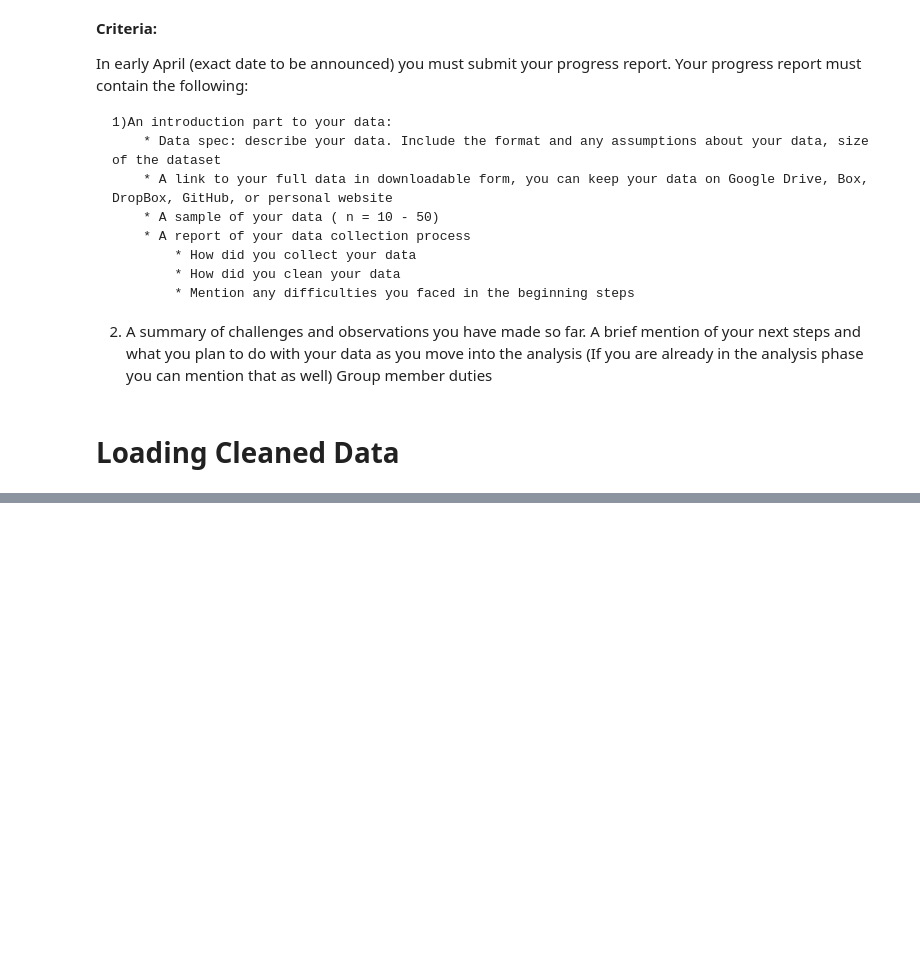
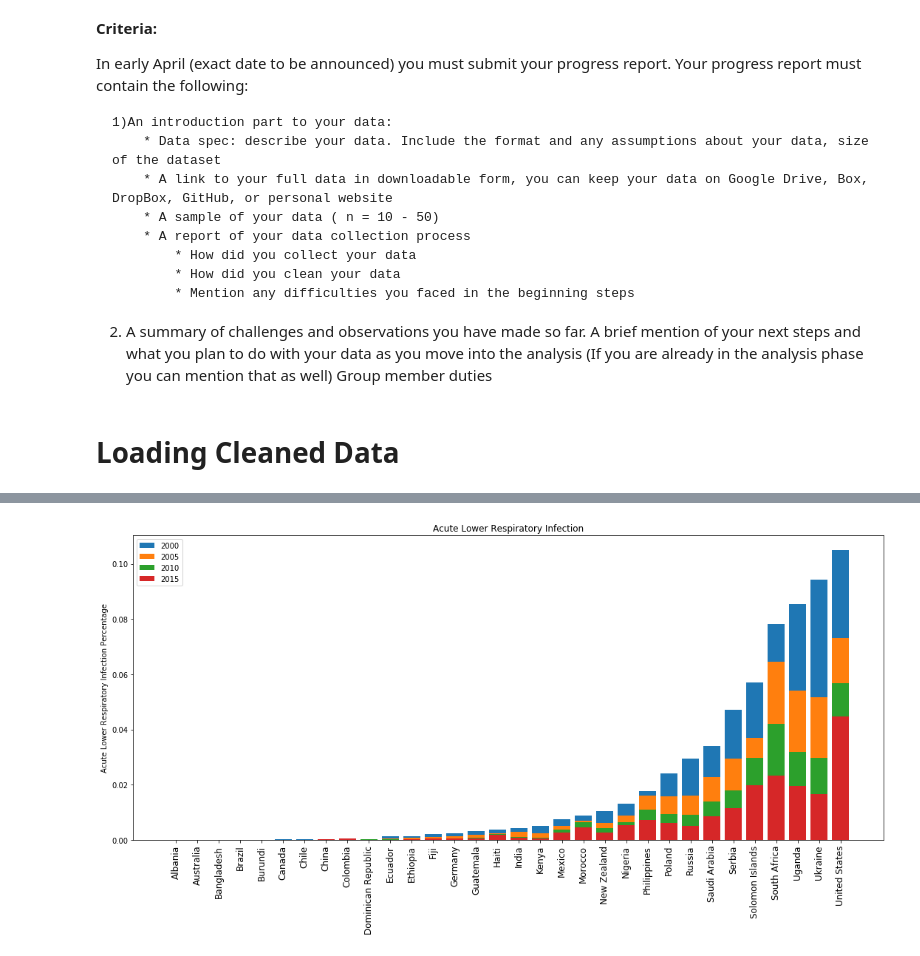
Before and after one commit to nairbdev2/Child_Mortality_Analysis_2000_2015, a Jupyter notebook: pnyb_files/CS418_ds_finalproject.ipynb, the cells around one changed output, grey strips where cells are left out. Saved outputs shown, nothing was run; the diff lists cells and outputs as text; code cells hidden in the pictures; blank space fills up the shorter version.

```diff
--- a/pnyb_files/CS418_ds_finalproject.ipynb
+++ b/pnyb_files/CS418_ds_finalproject.ipynb
@@ -44,3 +66,28 @@ injuries_percentage = (dfInjuries.iloc[:, 1:5]/(dfPopulation.iloc[:,1:5] * 1000)
 measles_mortality_percentage = (dfMeasles_mortality.iloc[:, 1:5]/(dfPopulation.iloc[:,1:5] * 1000)) * 100
 prematurity_percentage = (dfPrematurity.iloc[:, 1:5]/(dfPopulation.iloc[:,1:5] * 1000)) * 100
 sepsis_percentage = (dfSepsis.iloc[:, 1:5]/(dfPopulation.iloc[:, 1:5] * 1000)) * 100
+
+#dfAcute_Percentage['Countries'] = dfAcute_Lower_Respiratory_infections.iloc[:, 0]
+dfAcute_percentage = pd.DataFrame(columns =['Countries', '2000', '2005', '2010', '2015'])
+dfInjuries_percentage = pd.DataFrame(columns =['Countries', '2000', '2005', '2010', '2015'])
+dfMeasles_percentage = pd.DataFrame(columns =['Countries', '2000', '2005', '2010', '2015'])
+dfPrematurity_percentage = pd.DataFrame(columns =['Countries', '2000', '2005', '2010', '2015'])
+dfSepsis_percentage = pd.DataFrame(columns =['Countries', '2000', '2005', '2010', '2015'])
+
+
+def createPercentageDataframe(tempDF, percentageDF, countriesDataFrame):
+
+    tempDF['Countries'] = countriesDataFrame
+    for year in percentageDF:
+        tempDF[year] = percentageDF[str(year)]
+
+createPercentageDataframe(dfAcute_percentage, acute_lower_respiratory_infection_percentage, dfAcute_Lower_Respiratory_infections.iloc[:, 0])
+createPercentageDataframe(dfInjuries_percentage, injuries_percentage, dfAcute_Lower_Respiratory_infections.iloc[:, 0])
+createPercentageDataframe(dfMeasles_percentage, measles_mortality_percentage, dfAcute_Lower_Respiratory_infections.iloc[:, 0])
+createPercentageDataframe(dfPrematurity_percentage, prematurity_percentage, dfAcute_Lower_Respiratory_infections.iloc[:, 0])
+createPercentageDataframe(dfSepsis_percentage, sepsis_percentage, dfAcute_Lower_Respiratory_infections.iloc[:, 0])
+
+#dfAcute_percentage = dfAcute_percentage.sort_values(by=['2000','2005','2010','2015'])
+#dfAcute_percentage
+#dfPopulation['country'] = pd.Categorical(dfPopulation['country'], dfAcute_percentage['Countries'])
+#dfPopulation = dfPopulation.sort_values('country')
@@ -46,0 +145,16 @@ sepsis_percentage = (dfSepsis.iloc[:, 1:5]/(dfPopulation.iloc[:, 1:5] * 1000)) *
+# %%
+plt.figure(1, figsize = (15,8))
+dfAcute_percentage = dfAcute_percentage.sort_values(by=['2000','2005','2010','2015'])
+plt.bar(dfPopulation.iloc[:, 0], dfAcute_percentage.iloc[:, 1])
+plt.bar(dfPopulation.iloc[:, 0], dfAcute_percentage.iloc[:, 2])
+plt.bar(dfPopulation.iloc[:, 0], dfAcute_percentage.iloc[:, 3])
+plt.bar(dfPopulation.iloc[:, 0], dfAcute_percentage.iloc[:, 4])
+plt.title("Acute Lower Respiratory Infection")
+plt.xticks(rotation = 90)
+plt.ylabel("Acute Lower Respiratory Infection Percentage")
+plt.legend(["2000", "2005", "2010","2015"])
+plt.tick_params(axis = 'x', labelsize =12)
+plt.tight_layout()
+plt.show();
+# %% [output]
+[figure, added]
```
Also changed, not shown: parts of 10 cells of this notebook.
